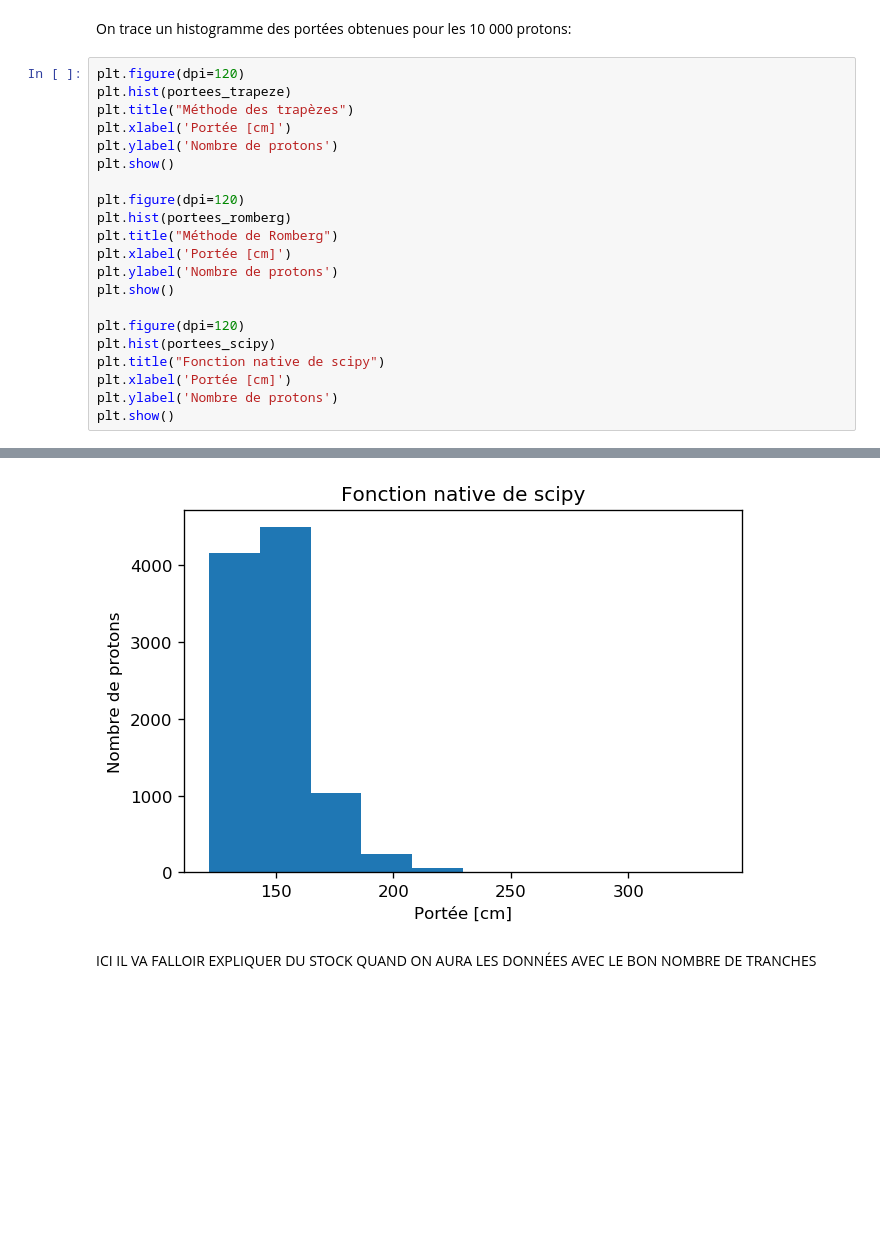
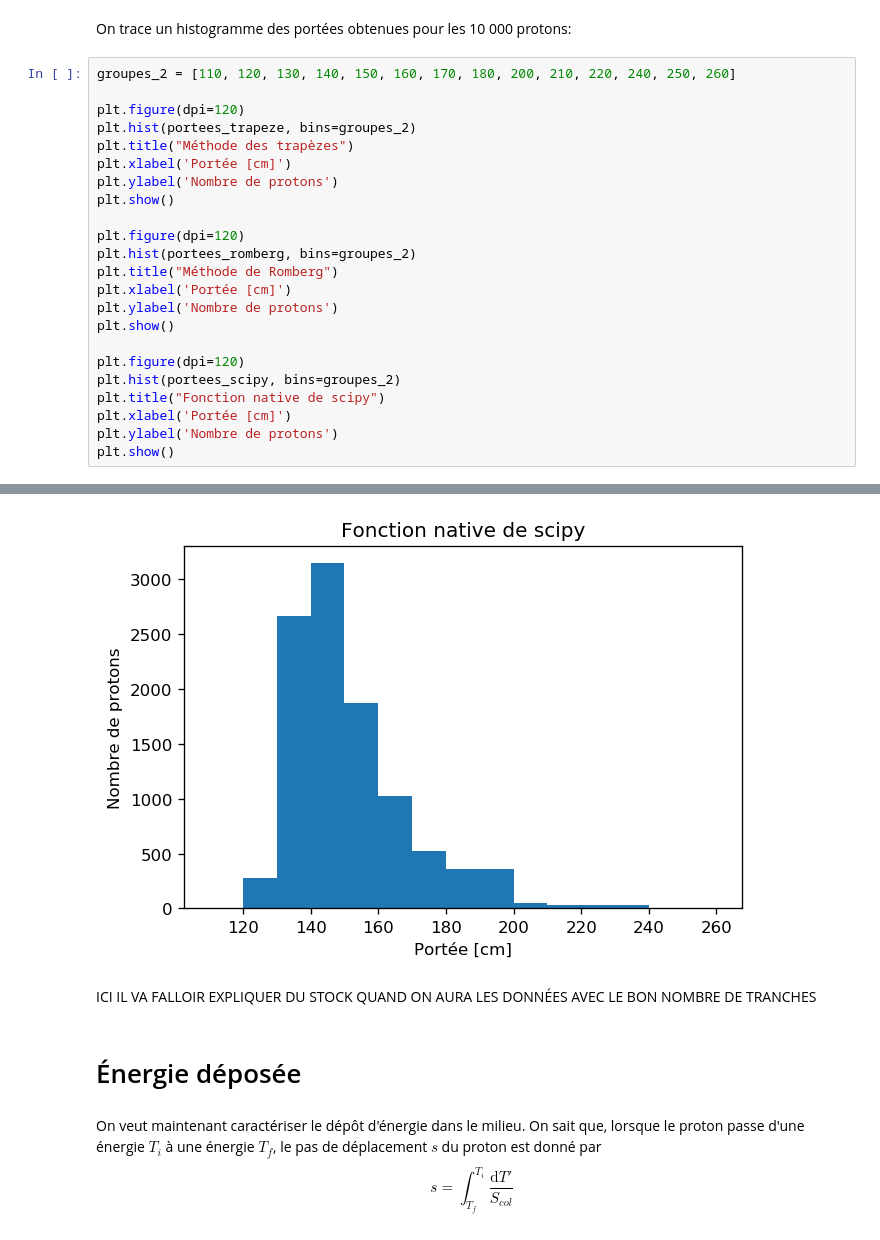
Before and after one commit to Jordan-Charest/PhysNum, a Jupyter notebook: TP1.ipynb, the cells around one changed output, grey strips where cells are left out. Saved outputs shown, nothing was run; the diff lists cells and outputs as text; blank space fills up the shorter version.

Commit message:
Émergie déposée

```diff
--- a/TP1.ipynb
+++ b/TP1.ipynb
@@ -364,22 +365,24 @@ Temps pour la fonction native de scipy : 23.998097900000005 secondes
 # %% [markdown]
 On trace un histogramme des portées obtenues pour les 10 000 protons:
 # %%
+groupes_2 = [110, 120, 130, 140, 150, 160, 170, 180, 200, 210, 220, 240, 250, 260]
+
 plt.figure(dpi=120)
-plt.hist(portees_trapeze)
+plt.hist(portees_trapeze, bins=groupes_2)
 plt.title("Méthode des trapèzes")
 plt.xlabel('Portée [cm]')
 plt.ylabel('Nombre de protons')
 plt.show()
 
 plt.figure(dpi=120)
-plt.hist(portees_romberg)
+plt.hist(portees_romberg, bins=groupes_2)
 plt.title("Méthode de Romberg")
 plt.xlabel('Portée [cm]')
 plt.ylabel('Nombre de protons')
 plt.show()
 
 plt.figure(dpi=120)
-plt.hist(portees_scipy)
+plt.hist(portees_scipy, bins=groupes_2)
 plt.title("Fonction native de scipy")
 plt.xlabel('Portée [cm]')
 plt.ylabel('Nombre de protons')
@@ -390,3 +393,8 @@ plt.show()
-[figure, old version]
+[figure, new version]
 # %% [markdown]
 ICI IL VA FALLOIR EXPLIQUER DU STOCK QUAND ON AURA LES DONNÉES AVEC LE BON NOMBRE DE TRANCHES
+# %% [markdown]
+# Énergie déposée
+# %% [markdown]
+On veut maintenant caractériser le dépôt d'énergie dans le milieu. On sait que, lorsque le proton passe d'une énergie $T_i$ à une énergie $T_f$, le pas de déplacement $s$ du proton est donné par
+$$s = \int_{T_f}^{T_i}\frac{\text{d}T'}{S_{col}}$$
```
Also changed, not shown: parts of 7 cells of this notebook.
